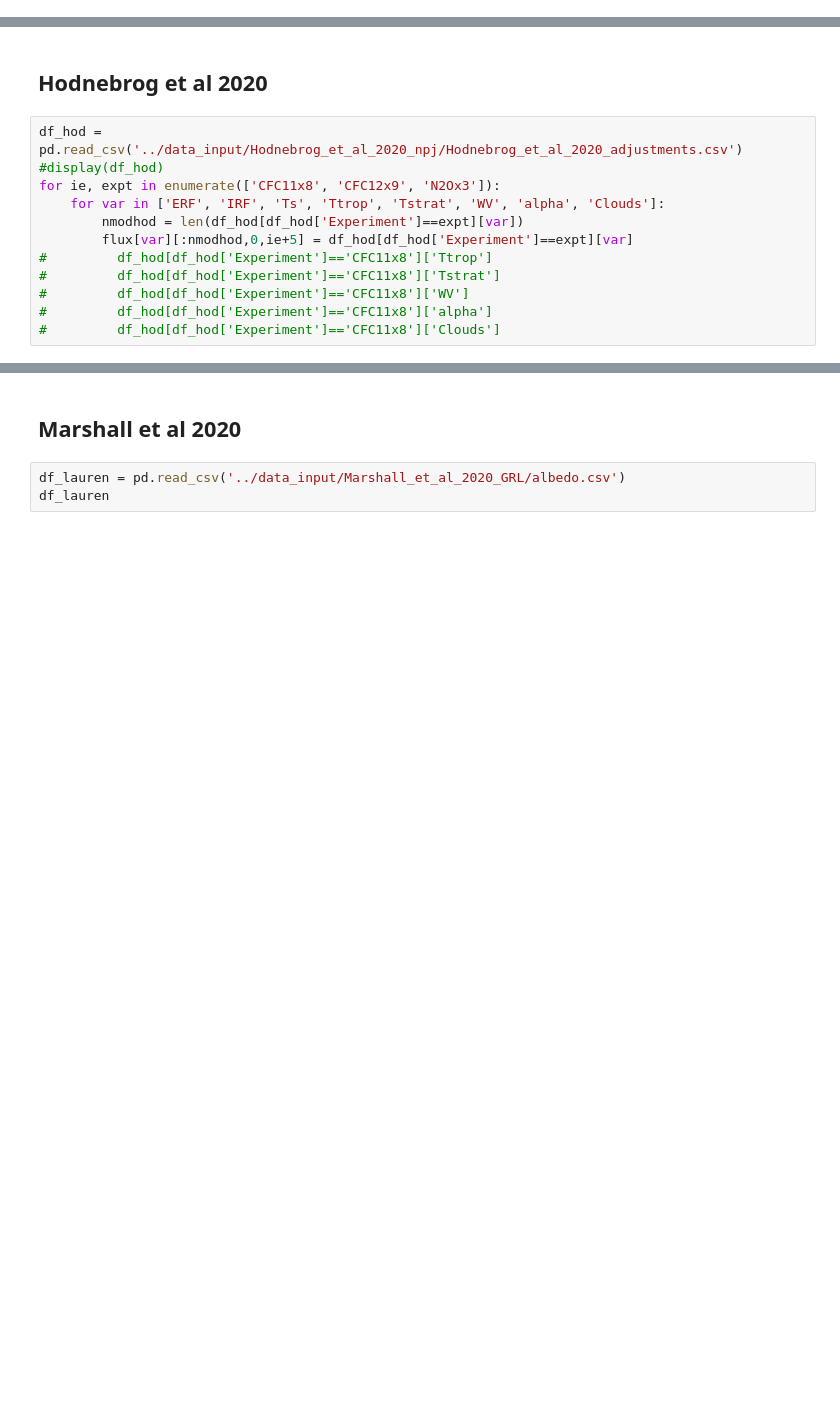
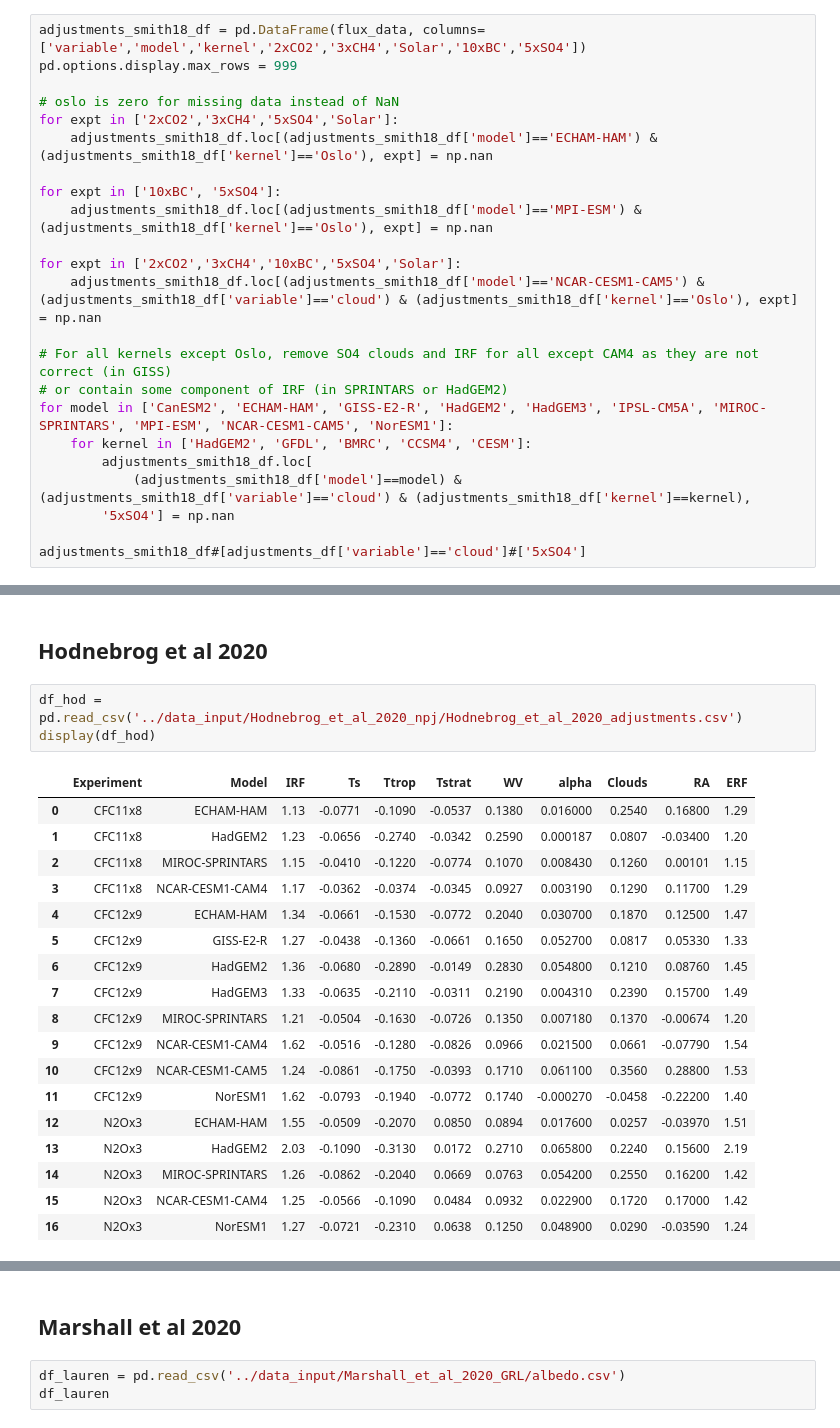
Before and after one commit to chrisroadmap/ar6, a Jupyter notebook: notebooks/270_chapter7_fig7.4.ipynb, the cells around one changed output, grey strips where cells are left out. Cells and saved outputs as stored; diff of their text form; blank space fills up the shorter version.

```diff
--- a/notebooks/270_chapter7_fig7.4.ipynb
+++ b/notebooks/270_chapter7_fig7.4.ipynb
@@ -104,0 +85,23 @@ Deprecated in NumPy 1.20; for more details and guidance: https://numpy.org/devdo
+# %%
+adjustments_smith18_df = pd.DataFrame(flux_data, columns=['variable','model','kernel','2xCO2','3xCH4','Solar','10xBC','5xSO4'])
+pd.options.display.max_rows = 999
+
+# oslo is zero for missing data instead of NaN
+for expt in ['2xCO2','3xCH4','5xSO4','Solar']:
+    adjustments_smith18_df.loc[(adjustments_smith18_df['model']=='ECHAM-HAM') & (adjustments_smith18_df['kernel']=='Oslo'), expt] = np.nan
+
+for expt in ['10xBC', '5xSO4']:
+    adjustments_smith18_df.loc[(adjustments_smith18_df['model']=='MPI-ESM') & (adjustments_smith18_df['kernel']=='Oslo'), expt] = np.nan
+
+for expt in ['2xCO2','3xCH4','10xBC','5xSO4','Solar']:
+    adjustments_smith18_df.loc[(adjustments_smith18_df['model']=='NCAR-CESM1-CAM5') & (adjustments_smith18_df['variable']=='cloud') & (adjustments_smith18_df['kernel']=='Oslo'), expt] = np.nan
+
+# For all kernels except Oslo, remove SO4 clouds and IRF for all except CAM4 as they are not correct (in GISS)
+# or contain some component of IRF (in SPRINTARS or HadGEM2)
+for model in ['CanESM2', 'ECHAM-HAM', 'GISS-E2-R', 'HadGEM2', 'HadGEM3', 'IPSL-CM5A', 'MIROC-SPRINTARS', 'MPI-ESM', 'NCAR-CESM1-CAM5', 'NorESM1']:
+    for kernel in ['HadGEM2', 'GFDL', 'BMRC', 'CCSM4', 'CESM']:
+        adjustments_smith18_df.loc[
+            (adjustments_smith18_df['model']==model) & (adjustments_smith18_df['variable']=='cloud') & (adjustments_smith18_df['kernel']==kernel),
+        '5xSO4'] = np.nan
+
+adjustments_smith18_df#[adjustments_df['variable']=='cloud']#['5xSO4']
@@ -105,14 +155,24 @@ Deprecated in NumPy 1.20; for more details and guidance: https://numpy.org/devdo
 # %% [markdown]
 ## Hodnebrog et al 2020
-# %%
-df_hod = pd.read_csv('../data_input/Hodnebrog_et_al_2020_npj/Hodnebrog_et_al_2020_adjustments.csv')
-#display(df_hod)
-for ie, expt in enumerate(['CFC11x8', 'CFC12x9', 'N2Ox3']):
-    for var in ['ERF', 'IRF', 'Ts', 'Ttrop', 'Tstrat', 'WV', 'alpha', 'Clouds']:
-        nmodhod = len(df_hod[df_hod['Experiment']==expt][var])
-        flux[var][:nmodhod,0,ie+5] = df_hod[df_hod['Experiment']==expt][var]
-#         df_hod[df_hod['Experiment']=='CFC11x8']['Ttrop']
-#         df_hod[df_hod['Experiment']=='CFC11x8']['Tstrat']
-#         df_hod[df_hod['Experiment']=='CFC11x8']['WV']
-#         df_hod[df_hod['Experiment']=='CFC11x8']['alpha']
-#         df_hod[df_hod['Experiment']=='CFC11x8']['Clouds']
+# %%
+df_hod = pd.read_csv('../data_input/Hodnebrog_et_al_2020_npj/Hodnebrog_et_al_2020_adjustments.csv')
+display(df_hod)
+# %% [output]
+|  | Experiment | Model | IRF | Ts | Ttrop | Tstrat | WV | alpha | Clouds | RA | ERF |
+| 0 | CFC11x8 | ECHAM-HAM | 1.13 | -0.0771 | -0.1090 | -0.0537 | 0.1380 | 0.016000 | 0.2540 | 0.16800 | 1.29 |
+| 1 | CFC11x8 | HadGEM2 | 1.23 | -0.0656 | -0.2740 | -0.0342 | 0.2590 | 0.000187 | 0.0807 | -0.03400 | 1.20 |
+| 2 | CFC11x8 | MIROC-SPRINTARS | 1.15 | -0.0410 | -0.1220 | -0.0774 | 0.1070 | 0.008430 | 0.1260 | 0.00101 | 1.15 |
+| 3 | CFC11x8 | NCAR-CESM1-CAM4 | 1.17 | -0.0362 | -0.0374 | -0.0345 | 0.0927 | 0.003190 | 0.1290 | 0.11700 | 1.29 |
+| 4 | CFC12x9 | ECHAM-HAM | 1.34 | -0.0661 | -0.1530 | -0.0772 | 0.2040 | 0.030700 | 0.1870 | 0.12500 | 1.47 |
+| 5 | CFC12x9 | GISS-E2-R | 1.27 | -0.0438 | -0.1360 | -0.0661 | 0.1650 | 0.052700 | 0.0817 | 0.05330 | 1.33 |
+| 6 | CFC12x9 | HadGEM2 | 1.36 | -0.0680 | -0.2890 | -0.0149 | 0.2830 | 0.054800 | 0.1210 | 0.08760 | 1.45 |
+| 7 | CFC12x9 | HadGEM3 | 1.33 | -0.0635 | -0.2110 | -0.0311 | 0.2190 | 0.004310 | 0.2390 | 0.15700 | 1.49 |
+| 8 | CFC12x9 | MIROC-SPRINTARS | 1.21 | -0.0504 | -0.1630 | -0.0726 | 0.1350 | 0.007180 | 0.1370 | -0.00674 | 1.20 |
+| 9 | CFC12x9 | NCAR-CESM1-CAM4 | 1.62 | -0.0516 | -0.1280 | -0.0826 | 0.0966 | 0.021500 | 0.0661 | -0.07790 | 1.54 |
+| 10 | CFC12x9 | NCAR-CESM1-CAM5 | 1.24 | -0.0861 | -0.1750 | -0.0393 | 0.1710 | 0.061100 | 0.3560 | 0.28800 | 1.53 |
+| 11 | CFC12x9 | NorESM1 | 1.62 | -0.0793 | -0.1940 | -0.0772 | 0.1740 | -0.000270 | -0.0458 | -0.22200 | 1.40 |
+| 12 | N2Ox3 | ECHAM-HAM | 1.55 | -0.0509 | -0.2070 | 0.0850 | 0.0894 | 0.017600 | 0.0257 | -0.03970 | 1.51 |
+| 13 | N2Ox3 | HadGEM2 | 2.03 | -0.1090 | -0.3130 | 0.0172 | 0.2710 | 0.065800 | 0.2240 | 0.15600 | 2.19 |
+| 14 | N2Ox3 | MIROC-SPRINTARS | 1.26 | -0.0862 | -0.2040 | 0.0669 | 0.0763 | 0.054200 | 0.2550 | 0.16200 | 1.42 |
+| 15 | N2Ox3 | NCAR-CESM1-CAM4 | 1.25 | -0.0566 | -0.1090 | 0.0484 | 0.0932 | 0.022900 | 0.1720 | 0.17000 | 1.42 |
+| 16 | N2Ox3 | NorESM1 | 1.27 | -0.0721 | -0.2310 | 0.0638 | 0.1250 | 0.048900 | 0.0290 | -0.03590 | 1.24 |
```
Also changed, not shown: parts of 24 cells of this notebook, 6 other files.
